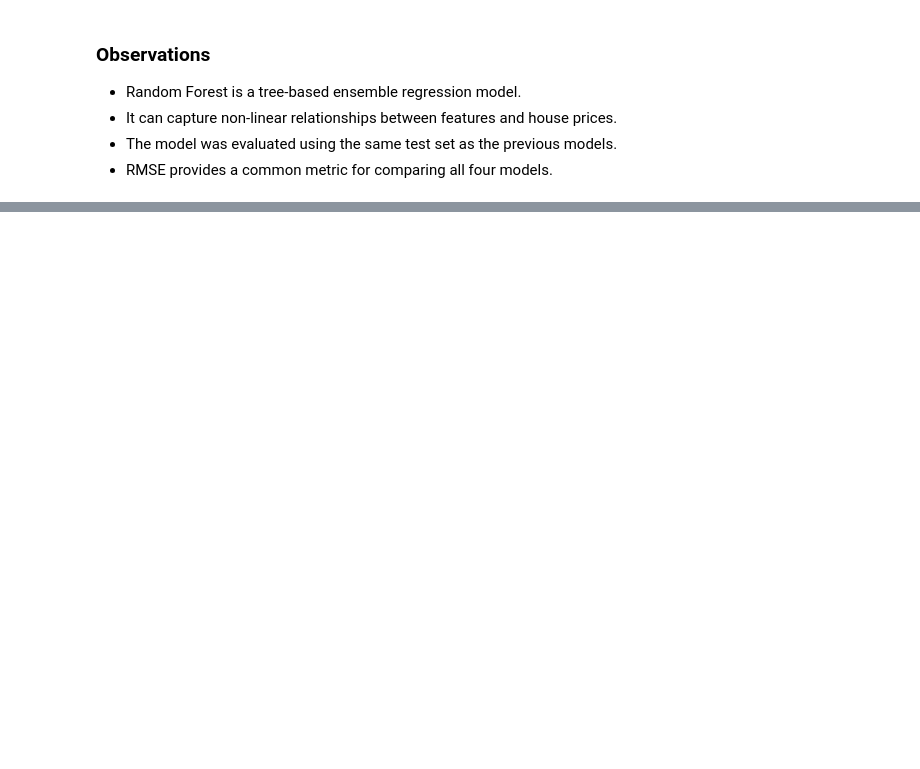
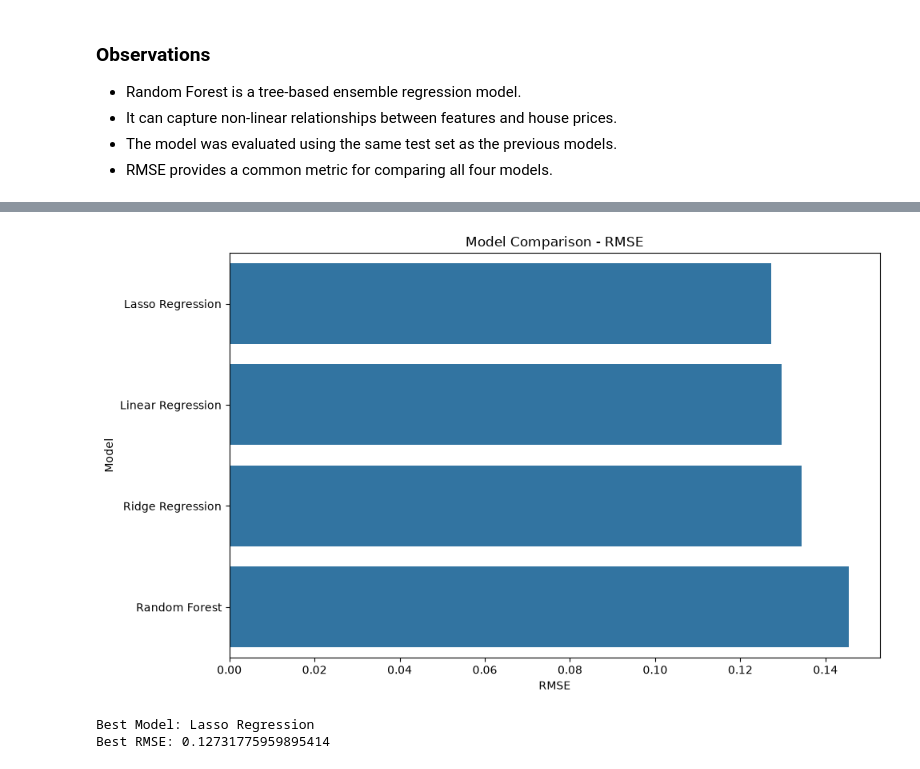
Before and after one commit to humairathameem/PricePredict-Ames-Housing, a Jupyter notebook: Notebooks/House_Price_Prediction.ipynb, the cells around one changed output, grey strips where cells are left out. Drawn from its saved outputs; the diff is of its cells as text; code cells hidden in the pictures; blank space fills up the shorter version.

Commit message:
Complete House price prediction model

```diff
--- a/Notebooks/House_Price_Prediction.ipynb
+++ b/Notebooks/House_Price_Prediction.ipynb
@@ -1634,6 +1656,11 @@ print(
 )
 # %% [output]
 Linear Regression RMSE: 0.12970023501628017
+# %%
+linear_rmse = calculate_rmse(
+    y_test,
+    linear_predictions
+)
 # %%
 # Compare Actual and Predicted Values
 comparison_df = pd.DataFrame({
@@ -1752,6 +1779,11 @@ print(
 )
 # %% [output]
 Ridge Regression RMSE: 0.13431029302323388
+# %%
+ridge_rmse = calculate_rmse(
+    y_test,
+    ridge_predictions
+)
 # %%
 # Compare with Linear Regression
 print("Linear Regression RMSE:", linear_rmse)
@@ -1833,6 +1865,11 @@ print(
 )
 # %% [output]
 Lasso Regression RMSE: 0.12731775959895414
+# %%
+lasso_rmse = calculate_rmse(
+    y_test,
+    lasso_predictions
+)
 # %%
 # Compare Regression Models
 print("Linear Regression RMSE:", linear_rmse)
@@ -1922,3 +1959,8 @@ Random Forest RMSE: 0.14553383006741316
+# %%
+rf_rmse = calculate_rmse(
+    y_test,
+    random_forest_predictions
+)
 # %%
 # Compare All Models
 print("Linear Regression RMSE:", linear_rmse)
@@ -1939,0 +2016,40 @@ Random Forest RMSE: 0.14553383006741316
+# %%
+# Visualize RMSE
+plt.figure(figsize=(10, 6))
+
+
+sns.barplot(
+    data=results,
+    x="RMSE",
+    y="Model"
+)
+
+
+plt.title("Model Comparison - RMSE")
+plt.xlabel("RMSE")
+plt.ylabel("Model")
+
+
+plt.tight_layout()
+plt.savefig("../Images/model_comparison_rmse.png")
+plt.show()
+# %% [output]
+[figure, added]
+# %%
+# Identify Best Model
+best_model = results.iloc[0]
+
+
+print(
+    "Best Model:",
+    best_model["Model"]
+)
+
+
+print(
+    "Best RMSE:",
+    best_model["RMSE"]
+)
+# %% [output]
+Best Model: Lasso Regression
+Best RMSE: 0.12731775959895414
```
Also changed, not shown: parts of 48 cells of this notebook, 33 other files.
